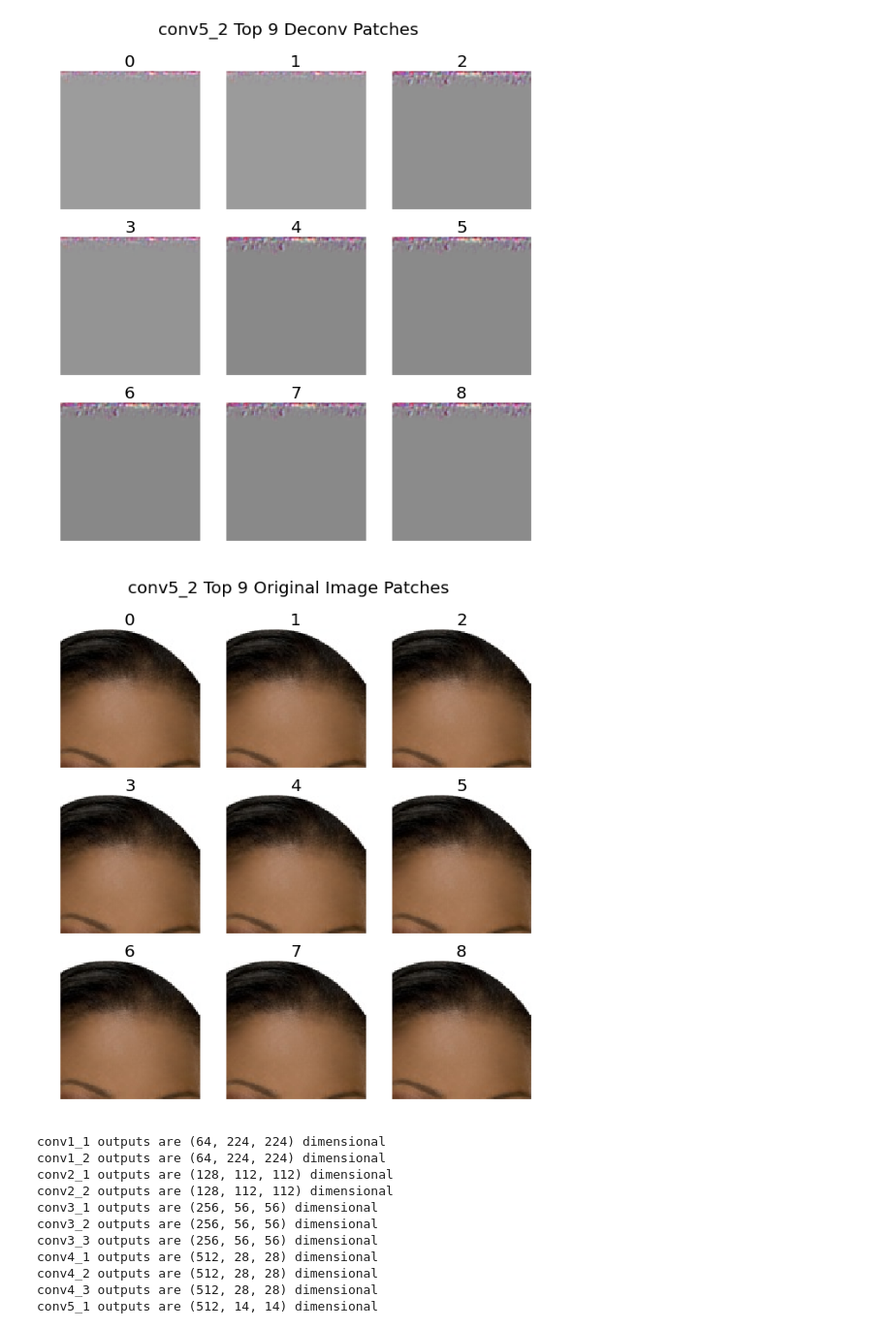
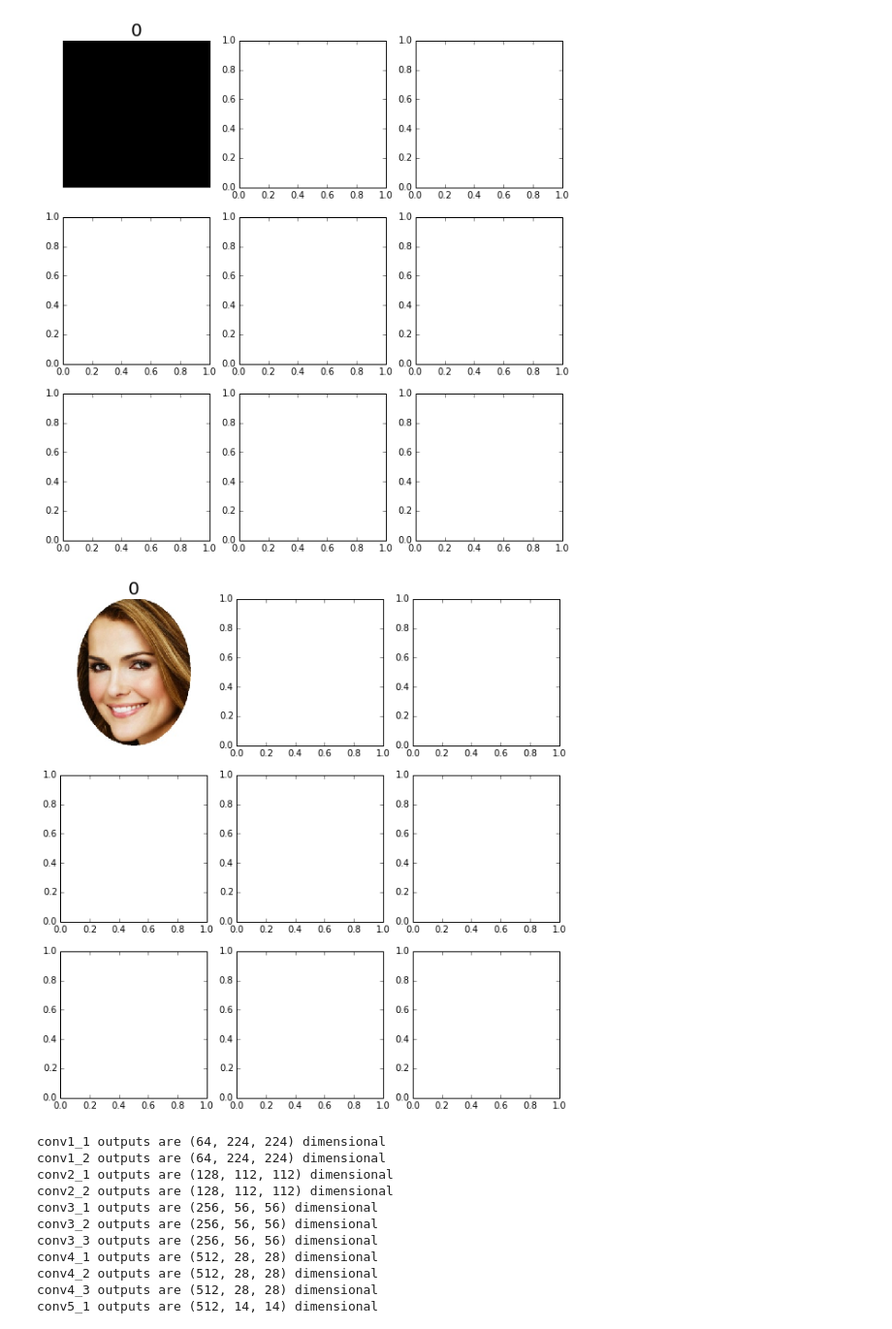
Before and after one commit to amandasongmm/attractiveness_datamining, a Jupyter notebook: linjieCode/code/deconv_visual.ipynb, the cells around one changed output. Shown at 97% size. Cells and saved outputs as stored; diff of their text form; code cells hidden in the pictures.

```diff
--- a/linjieCode/code/deconv_visual.ipynb
+++ b/linjieCode/code/deconv_visual.ipynb
@@ -4,8 +4,8 @@ import matplotlib.pyplot as plt
 %matplotlib inline
 
 # Make sure that caffe is on the python path:
-caffe_root = '/home/lli-ms/caffeBVLCplus/'
-pretrained_model_root = '/home/lli-ms/caffeBVLCplus/'
+caffe_root = '/home/lli-ms/caffe/'
+pretrained_model_root = '/home/lli-ms/caffe/'
 
 import sys
 caffePython = pretrained_model_root + 'python'
@@ -42,7 +42,7 @@ imPath = testIm[10]
 #lowest
 #imPath = '/home/lli-ms/attractiveness_datamining/MIT2kFaceDataset/2kfaces/Google_1_Albert Makowski_6_oval.jpg'
 #highest
-imPath = '/home/lli-ms/attractiveness_datamining/MIT2kFaceDataset/2kfaces/Google_1_Margaret Wilkerson_3_oval.jpg'
+imPath = '/home/lli-ms/attractiveness_datamining/MIT2kFaceDataset/2kfaces/Google_1_Nora Loeffler_7_oval.jpg'
 # %%
 de_layers = ["conv1_1t","conv1_2t","conv2_1t","conv2_2t","conv3_1t","conv3_2t","conv3_3t"\
             ,"conv4_1t","conv4_2t","conv4_3t","conv5_1t","conv5_2t"]
@@ -105,9 +106,9 @@ def find_color_gray(img):
 # %%
 layer_num = '1_1'
-topfeaNum = 9
+topfeaNum = 1
 for layer_num in [layerNum_list[-1]]:
     print '*********************NOW PROCESSING LAYER '+layer_num+'**************************************'
-    MODEL_FILE = '../neuralNet/VGG16/attr_deconv_deploy'+layer_num+'.prototxt'
+    MODEL_FILE = '../neuralNet/VGG16/vgg16_attr_deploy.prototxt'#attr_deconv_deploy'+layer_num+'.prototxt'
     net = caffe.Net(MODEL_FILE,
                     PRETRAINED_FILE,
                     caffe.TEST)
@@ -120,18 +121,18 @@ for layer_num in [layerNum_list[-1]]:
     transformer.set_channel_swap('data', (2,1,0))  # the reference model has channels in BGR order instead of RGB
     net.blobs['data'].data[...] = transformer.preprocess('data', caffe.io.load_image(imPath))
 
-    deconv_layer = 'conv'+layer_num+'t'
-    copy_end = de_layers.index(deconv_layer)
+    #deconv_layer = 'conv'+layer_num+'t'
+    #copy_end = de_layers.index(deconv_layer)
     conv_layer = co_layers[copy_end]
-    for i in range(copy_end+1):
-        net.params[de_layers[i]][0].data[...] = net.params[co_layers[i]][0].data.transpose(0,1,3,2)
+#     for i in range(copy_end+1):
+#         net.params[de_layers[i]][0].data[...] = net.params[co_layers[i]][0].data.transpose(0,1,3,2)
 
-    out = net.forward()
-    o = net.blobs['conv1_1t'].data[0].copy()
-    o -= o.min()
-    o /= o.max()
-    o *= 255
-    o = np.rollaxis(o, 0, 3).astype(np.uint8)
+#     out = net.forward()
+#     o = net.blobs['conv1_1t'].data[0].copy()
+#     o -= o.min()
+#     o /= o.max()
+#     o *= 255
+#     o = np.rollaxis(o, 0, 3).astype(np.uint8)
 #     fig, ax = plt.subplots()
 #     ax.imshow(o)
 #     plt.show()
@@ -168,41 +169,52 @@ for layer_num in [layerNum_list[-1]]:
 #         print 'top features: ', oneConv[ind//(oneConvShape[1]),ind%(oneConvShape[1])%oneConvShape[0]]
     keep = net.blobs[conv_layer].data[0][max_activationInd[:,0],max_activationInd[:,1],max_activationInd[:,2]]
     print keep.shape
+
     f, axarr = plt.subplots(axNum, axNum)
     f2, axarr2 = plt.subplots(axNum, axNum)
     for i in range(topfeaNum):
         net.blobs[conv_layer].data[...] = 0
         net.blobs[conv_layer].data[0][max_activationInd[i,0],max_activationInd[i,1],\
                                       max_activationInd[i,2]]=keep[topfeaNum - 1 - i]
-#         ii = net.blobs[conv_layer].data[0] != 0
-#         ii = ii.sum()
-#         print ii
+        ii = net.blobs[conv_layer].data[0] != 0
+        ii = ii.sum()
+        print ii
 
-        out = net.forward(start=deconv_layer)
-    #     print net.blobs[deconv_layer].data[0].max()
-    #     print net.blobs[conv_layer].data[0].max()
+        diffs = net.blobs[conv_layer].diff * 0
+        diffs[0][max_activationInd[i]] = net.blobs[conv_layer].data[0][max_activationInd[i]]
+        o = net.deconv_from_layer(conv_layer, diffs, zero_higher = True)['data'][0]
+        o = o.transpose((2,1,0))
+        print o.shape
+    #diffs[0][backprop_unit] = net.blobs[deconv_layer].data[0,backprop_unit]
+    #net.deconv_from_layer(backprop_layer, diffs, zero_higher = True)
 
-        o = net.blobs['conv1_1t'].data[0].copy()
+#         out = net.forward(start=deconv_layer)
+#     #     print net.blobs[deconv_layer].data[0].max()
+#     #     print net.blobs[conv_layer].data[0].max()
+
+#         o = net.blobs['conv1_1t'].data[0].copy()
+        print o.min()
+        print o.max()
         o -= o.min()
         o /= o.max()
         o *= 255
-        o = np.rollaxis(o, 0, 3).astype(np.uint8)
+        o = o.astype(np.uint8)
         color_gray = find_color_gray(o)
         recep_size = rec_size[conv_layer]
-        im_crop, im_orig_crop = crop_image(o,im_orig,color_gray,recep_size)
-        print im_crop.shape
+#         im_crop, im_orig_crop = crop_image(o,im_orig,color_gray,recep_size)
+#         print im_crop.shape
         ax1 = axarr[i/axNum,i%axNum]
         ax2 = axarr2[i/axNum,i%axNum]
-        ax1.imshow(im_crop)
+        ax1.imshow(o)
         ax1.axis('off')
         ax1.set_title(str(i),fontsize = 20)
-        ax2.imshow(im_orig_crop)
+        ax2.imshow(im_orig)
         ax2.axis('off')
         ax2.set_title(str(i),fontsize = 20)
-    f.suptitle(conv_layer+' Top '+str(topfeaNum)+' Deconv Patches',fontsize = 20)
-    f2.suptitle(conv_layer+' Top '+str(topfeaNum)+' Original Image Patches',fontsize = 20)
-    f.savefig(saveFigPath+conv_layer+'_top'+str(topfeaNum)+'_deconv.png')
-    f2.savefig(saveFigPath+conv_layer+'_top'+str(topfeaNum)+'_original.png')
+#     f.suptitle(conv_layer+' Top '+str(topfeaNum)+' Deconv Patches',fontsize = 20)
+#     f2.suptitle(conv_layer+' Top '+str(topfeaNum)+' Original Image Patches',fontsize = 20)
+#     f.savefig(saveFigPath+conv_layer+'_top'+str(topfeaNum)+'_deconv.png')
+#     f2.savefig(saveFigPath+conv_layer+'_top'+str(topfeaNum)+'_original.png')
     print '*********************DONE PROCESSING LAYER '+layer_num+'**************************************'
 # %% [output]
 *********************NOW PROCESSING LAYER 5_2**************************************
@@ -233,5 +230,5 @@ top features:  [ 18117.3125      18356.58007812  18370.26171875  18558.73242188
-[figure, old version]
+[figure, new version]
-[figure, old version]
+[figure, new version]
 # %%
 savePath = '../neuralNet/VGG16/filter_visual/'+'top9InTest/'
 if not os.path.exists(savePath):
```
Also changed, not shown: parts of 2 cells of this notebook, 3 other files.
